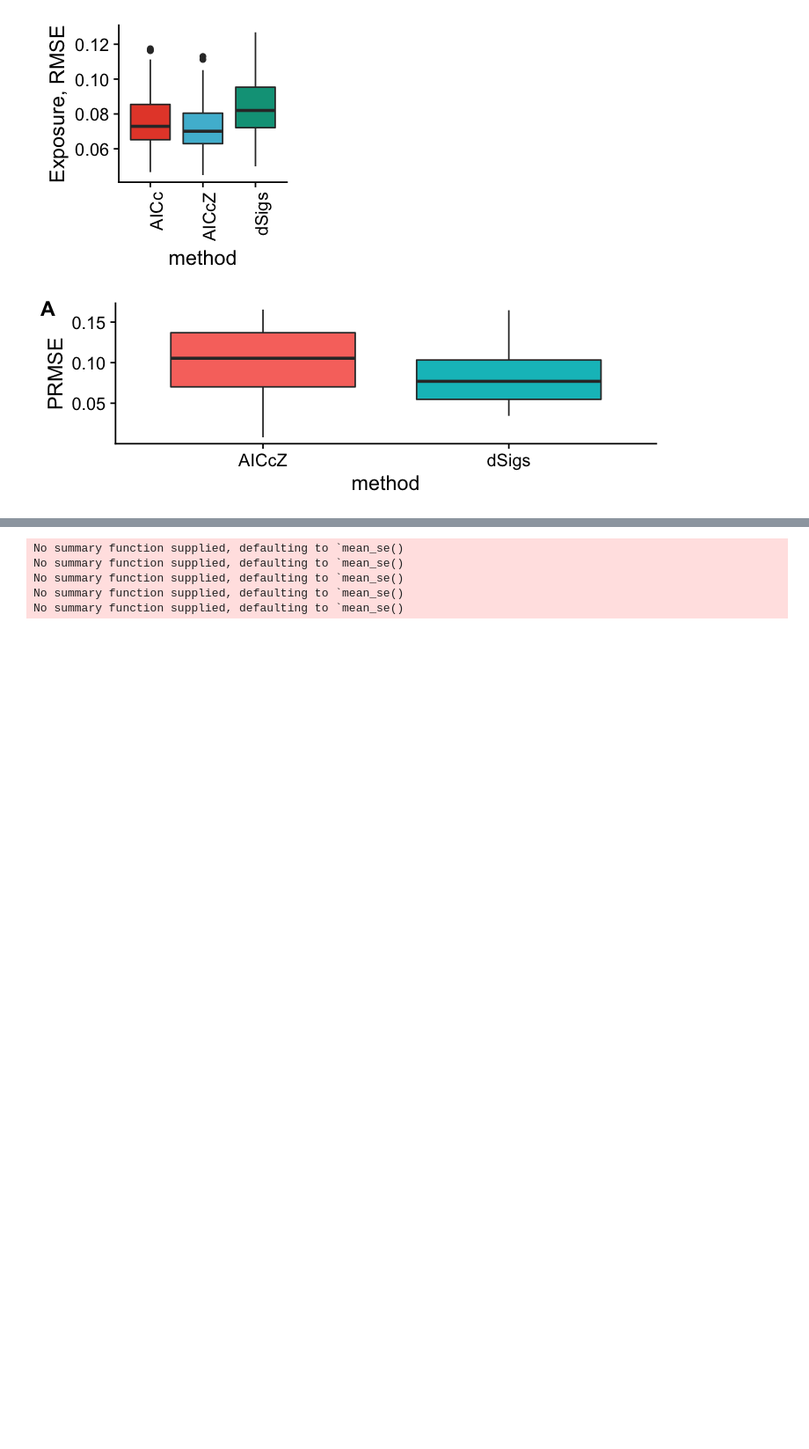
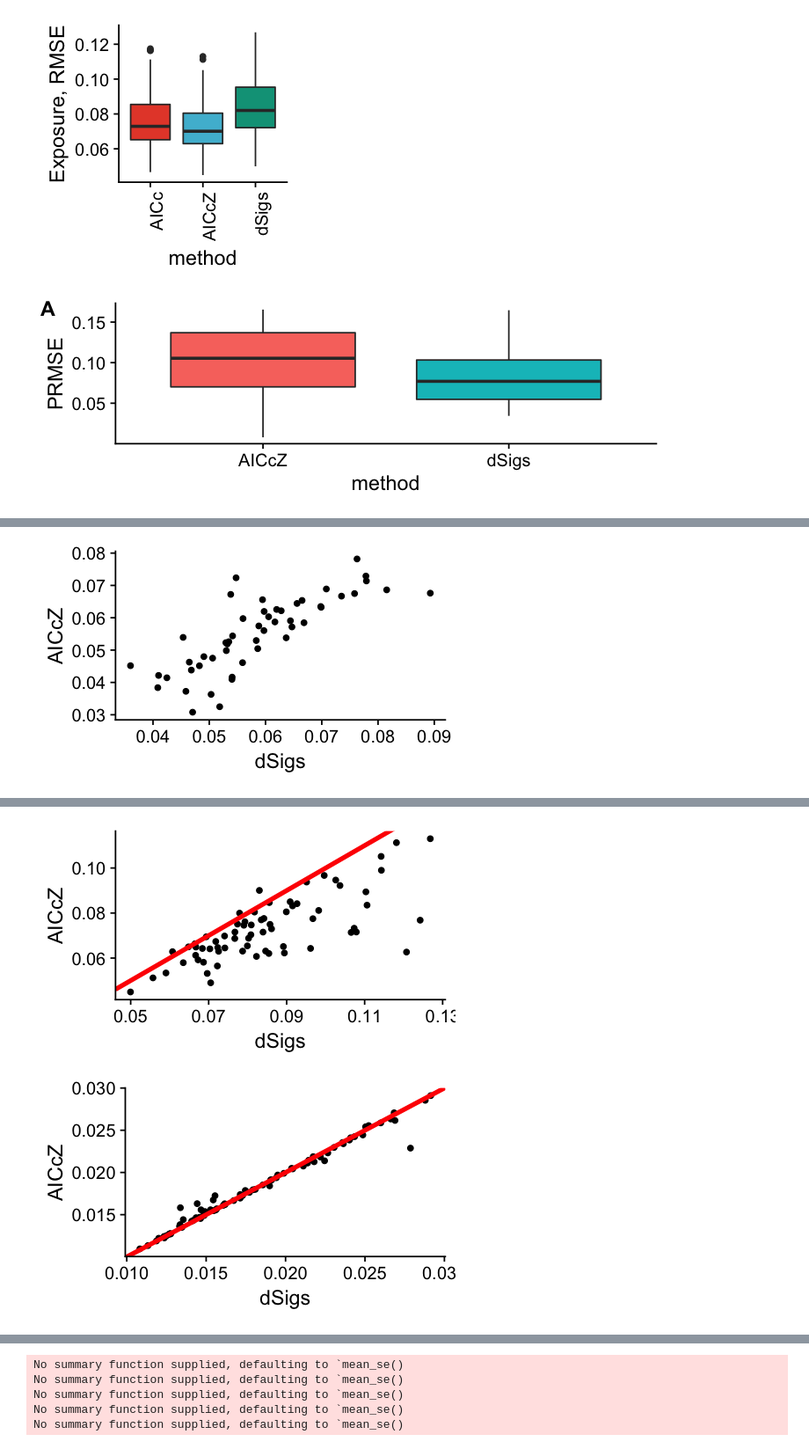
Before and after one commit to neksa/mutagene, a Jupyter notebook: notebooks/Benchmark multiple.ipynb, the cells around one changed output, grey strips where cells are left out. Shown at 88% size. Saved outputs shown, nothing was run; the diff lists cells and outputs as text; code cells hidden in the pictures; blank space fills up the shorter version.

```diff
--- a/notebooks/Benchmark multiple.ipynb
+++ b/notebooks/Benchmark multiple.ipynb
@@ -151,0 +189,19 @@ ERROR: Error: Don't know how to add o to a plot
+# %%
+ggplot(d %>%
+    filter(nmut == '(50,150]' & nsig == '(6,8]' & sigtype == 30 & method != 'mlez') %>%
+    select(file_id, method, SRMSE) %>% spread(method, SRMSE)) +
+    geom_point(aes(y=AICcZ, x=dSigs))
+
+
+ggplot(d %>%
+    filter(nmut == '(0,50]' & nsig == '(6,8]'& sigtype == 30 & method != 'mlez') %>%
+    select(file_id, method, SRMSE) %>% spread(method, SRMSE)) +
+    geom_point(aes(y=AICcZ, x=dSigs)) +
+ geom_abline(intercept = 0, slope=1, linetype="solid", color = "red", size=1.5)
+
+ggplot(d %>%
+    filter(nmut == '(0,50]' & nsig == '(4,6]'& sigtype == 30 & method != 'mlez') %>%
+    select(file_id, method, PRMSE) %>% spread(method, PRMSE)) +
+    geom_point(aes(y=AICcZ, x=dSigs)) +
+geom_abline(intercept = 0, slope=1, linetype="solid",  color = "red", size=1.5)
+# %% [output]
@@ -151,0 +210 @@ ERROR: Error: Don't know how to add o to a plot
+[figure, added]
@@ -151,0 +213,2 @@ ERROR: Error: Don't know how to add o to a plot
+[figure, added]
+[figure, added]
```
Also changed, not shown: parts of 21 cells of this notebook.
